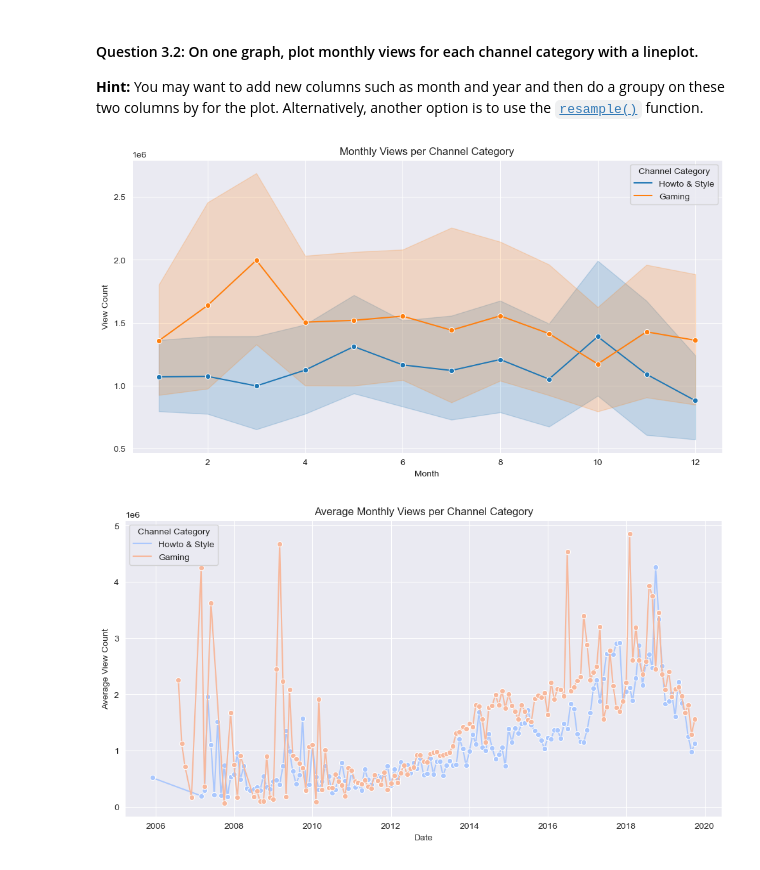
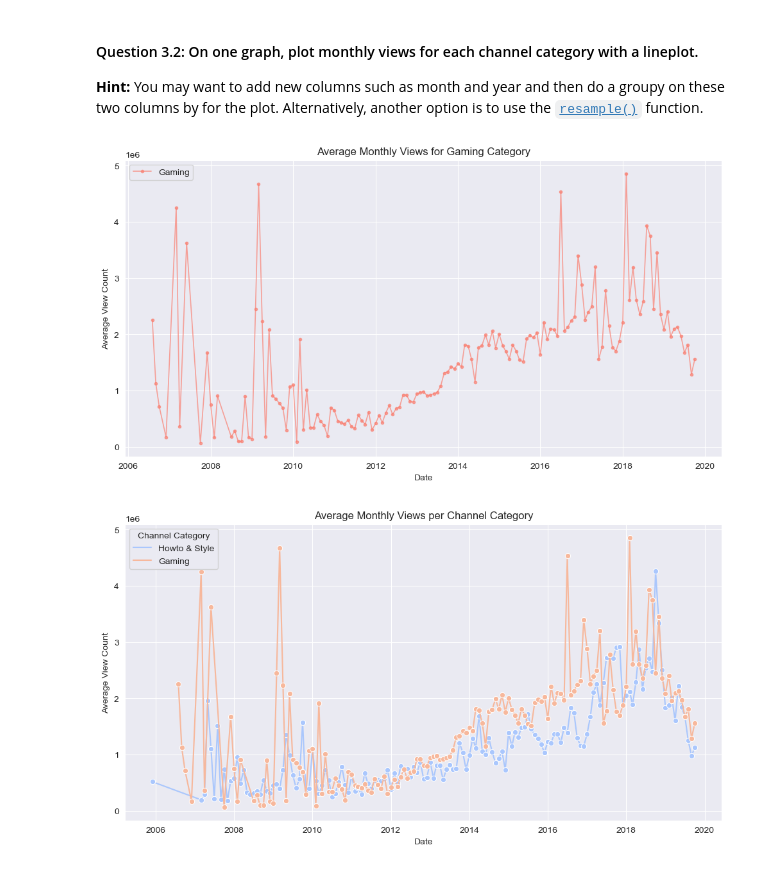
Before and after one commit to gmt01/bia, a Jupyter notebook: BIA_assignment_2023.ipynb, the cells around one changed output. Drawn from its saved outputs; the diff is of its cells as text; code cells hidden in the pictures.

```diff
--- a/BIA_assignment_2023.ipynb
+++ b/BIA_assignment_2023.ipynb
@@ -212,21 +200,3 @@ Howto & Style 1538505.55  86493243255.00
 # YOUR CODE HERE
 df['month'] = df['upload_date'].dt.month
 df['year'] = df['upload_date'].dt.year
-# %%
-# Add columns for year and month                                                            #### Non-conforme car la colonne month contient plusieurs fois un même mois !
-# YOUR CODE HERE
-df['month'] = df['upload_date'].dt.month
-df['year'] = df['upload_date'].dt.year
-
-grouped_data = df.groupby(['year', 'month', 'channel_cat'])['view_count'].mean().reset_index()
-
-# Create the lineplot using seaborn
-plt.figure(figsize=(12, 6))
-sns.lineplot(data=grouped_data, x='month', y='view_count', hue='channel_cat', marker='o')
-plt.title('Monthly Views per Channel Category')
-plt.xlabel('Month')
-plt.ylabel('View Count')
-plt.legend(title='Channel Category')
-plt.show()
-# %% [output]
-[figure, removed]
@@ -233,3 +205,21 @@ plt.show()
+# %%
+# Showing only the Gaming Category -> First instruction before moodle info given by Nicholas Chesaux
+gaming_data = df[df['channel_cat'] == 'Gaming']
+
+grouped_data = gaming_data.groupby('date')['view_count'].mean().reset_index()
+
+plt.figure(figsize=(12, 6))
+plt.plot(grouped_data['date'], grouped_data['view_count'], color='salmon', marker='o', alpha=0.7, linewidth=1.2, markersize=3, label='Gaming')
+
+plt.title('Average Monthly Views for Gaming Category')
+plt.xlabel('Date')
+plt.ylabel('Average View Count')
+
+plt.legend(loc='upper left')
+
+plt.show()
+# %% [output]
+[figure, added]
 # %%
 # Create a figure and plot the line chart of average views for the category Gaming ********
 
```
Also changed, not shown: parts of 22 cells of this notebook.
